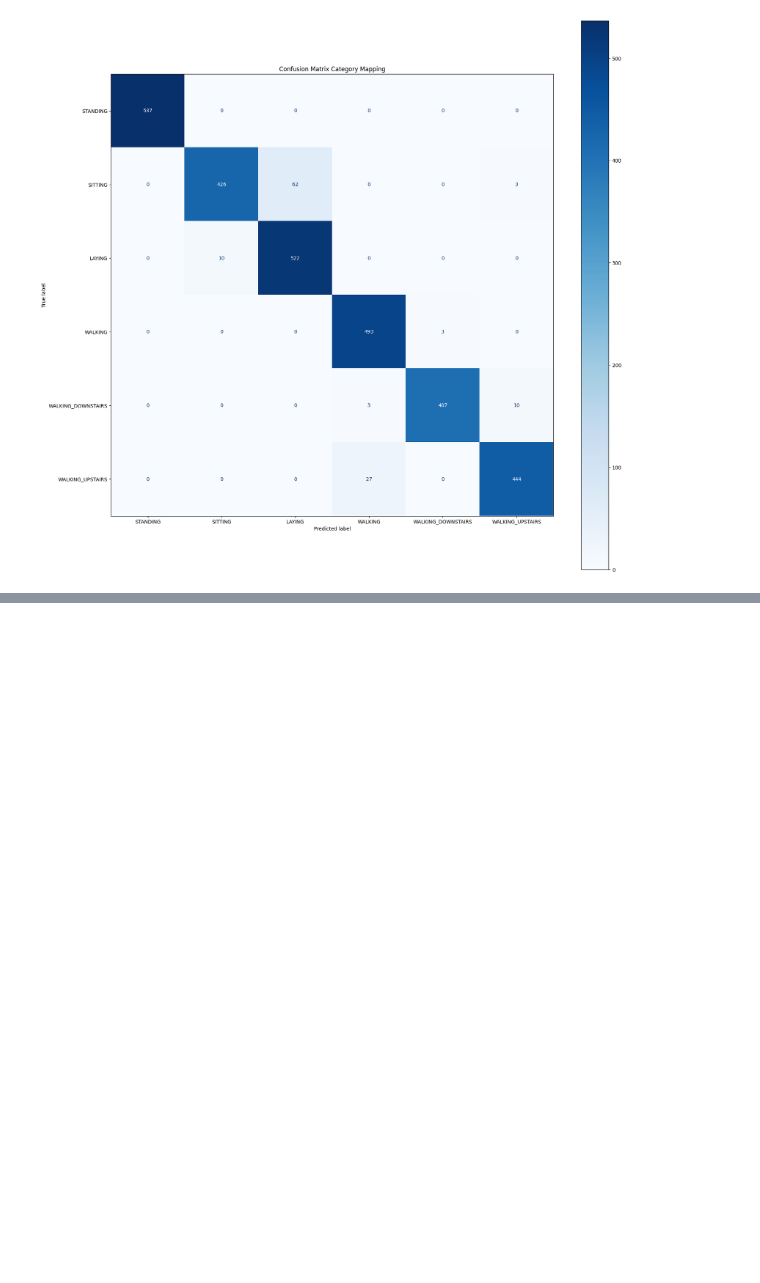
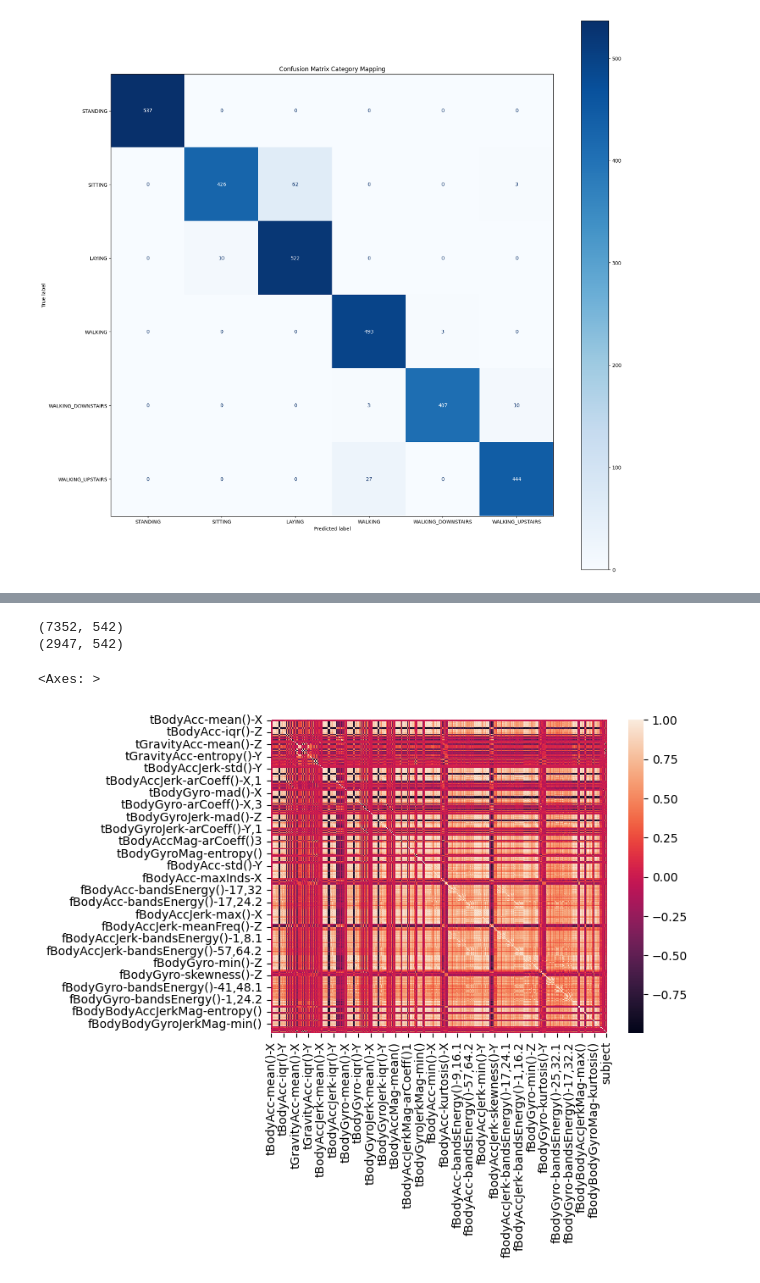
Before and after one commit to preethibosco/HumanActivityRecognition, a Jupyter notebook: project/model-training/HAR-LOGREG-LSTM.ipynb, the cells around one changed output, grey strips where cells are left out. Drawn from its saved outputs; the diff is of its cells as text; code cells hidden in the pictures; blank space fills up the shorter version.

```diff
--- a/project/model-training/HAR-LOGREG-LSTM.ipynb
+++ b/project/model-training/HAR-LOGREG-LSTM.ipynb
@@ -373,0 +443,31 @@ Confusion Matrix:
+# %%
+for one_list in dc.values():
+    train_df_duplicate_remove.drop(columns=one_list,inplace=True)
+    test_df_duplicate_remove.drop(columns=one_list,inplace=True)
+
+print(train_df_duplicate_remove.shape)
+print(test_df_duplicate_remove.shape)
+
+## Feature count reduced to 542 to 563
+# %% [output]
+(7352, 542)
+(2947, 542)
+# %%
+# Utilizing the correlation coefficient as a criterion for feature selection involves strategically dropping columns
+# that exhibit strong linear relationships.
+
+import seaborn as sns
+
+# Separate features and target in training data
+X_train_feature_selection = train_df_duplicate_remove.drop('Activity', axis=1)  #Feature (input colmunns)
+y_train_feature_selection = train_df_duplicate_remove['Activity']               #Target (output column)
+
+
+
+X_test_feature_selection = test_df_duplicate_remove.drop('Activity', axis=1)  #Feature (input colmunns)
+y_test_feature_selection = test_df_duplicate_remove['Activity']
+
+sns.heatmap(X_train_feature_selection.corr())
+# %% [output]
+<Axes: >
+[figure, added]
```
Also changed, not shown: parts of 8 cells of this notebook.
